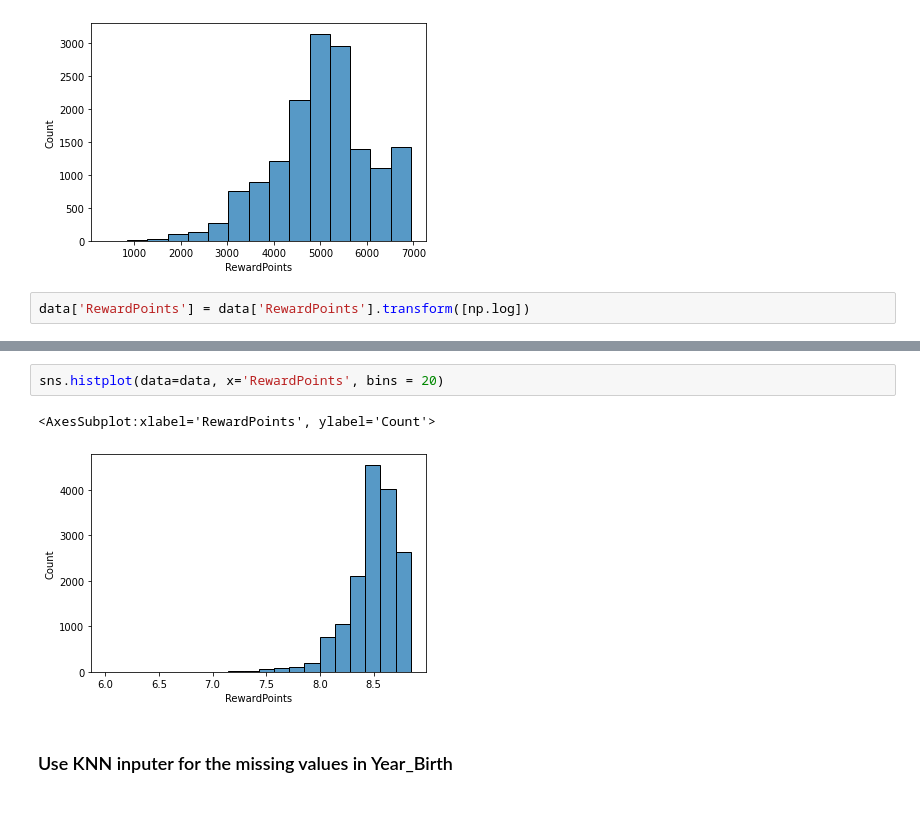
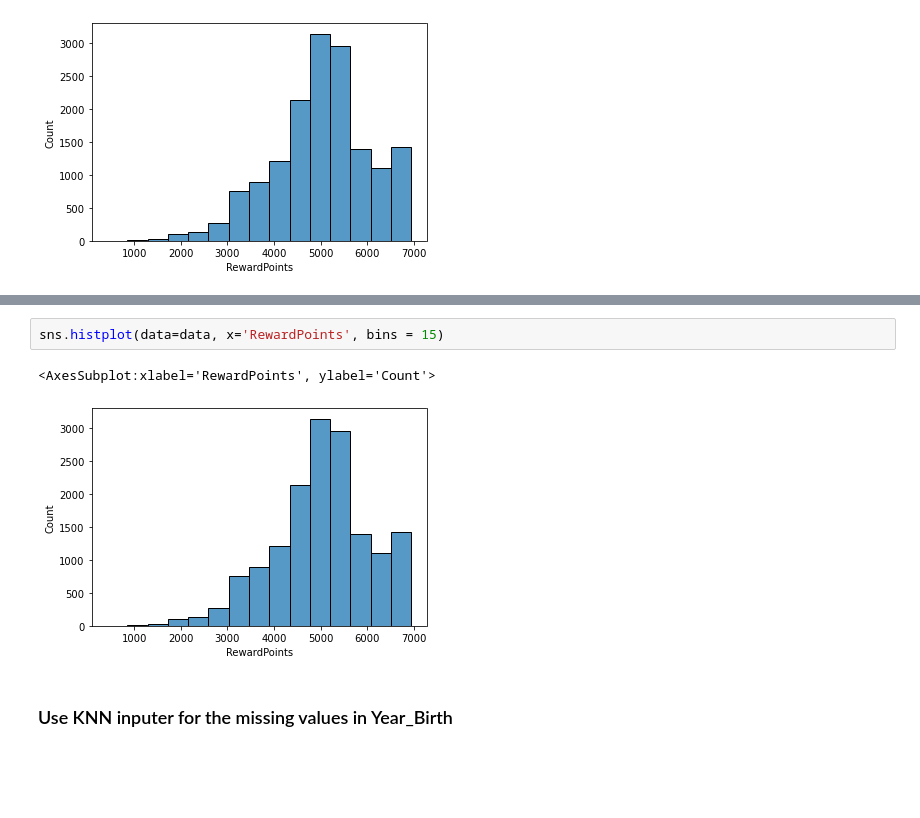
Before and after one commit to Leon209/Project_1-Supervised-Model, a Jupyter notebook: Project 1.ipynb, the cells around one changed output, grey strips where cells are left out. Drawn from its saved outputs; the diff is of its cells as text; blank space fills up the shorter version.

```diff
--- a/Project 1.ipynb
+++ b/Project 1.ipynb
@@ -104,5 +107,3 @@ sns.histplot(data=data, x='RewardPoints', bins = 15)
 # %% [output]
 <AxesSubplot:xlabel='RewardPoints', ylabel='Count'>
 [figure]
-# %%
-data['RewardPoints'] = data['RewardPoints'].transform([np.log])
@@ -109,8 +126,8 @@ data['RewardPoints'] = data['RewardPoints'].transform([np.log])
 # %%
-sns.histplot(data=data, x='RewardPoints', bins = 20)
+sns.histplot(data=data, x='RewardPoints', bins = 15)
 # %% [output]
 <AxesSubplot:xlabel='RewardPoints', ylabel='Count'>
-[figure, old version]
+[figure, new version]
 # %% [markdown]
 <h3>Use KNN inputer for the missing values in Year_Birth <h3>
 # %%
```
Also changed, not shown: parts of 8 cells of this notebook.
